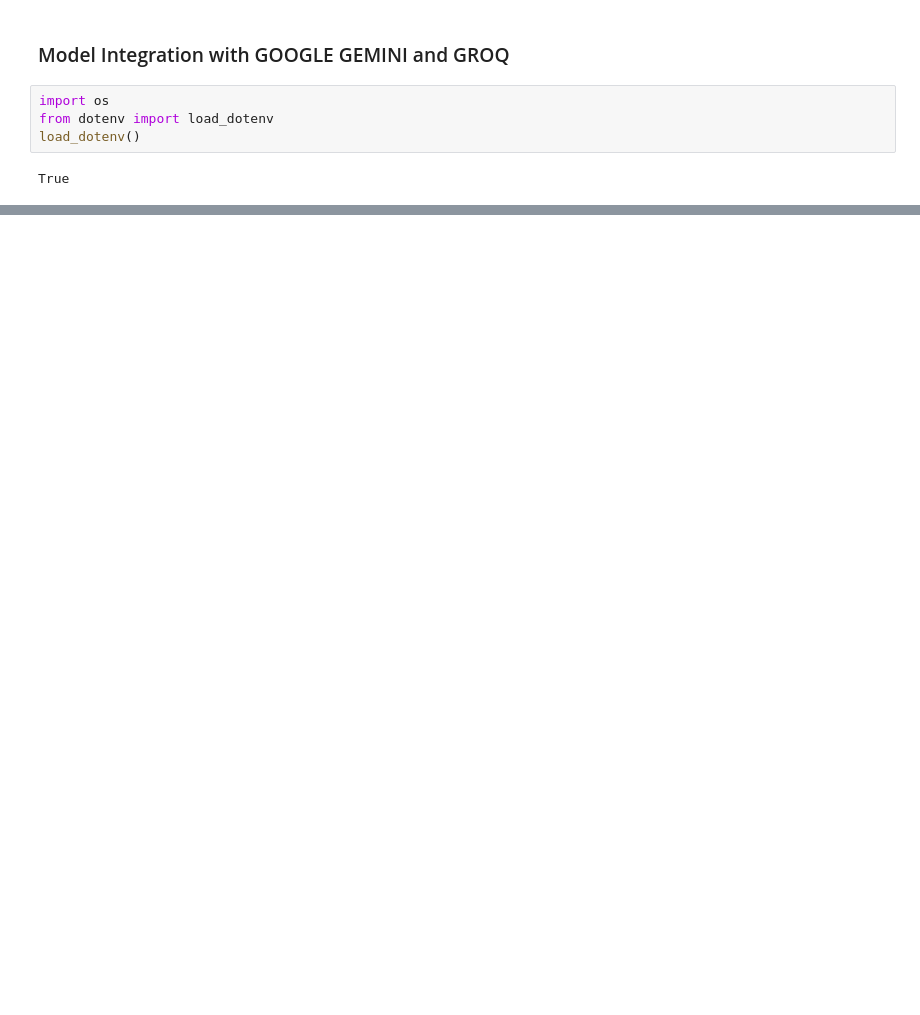
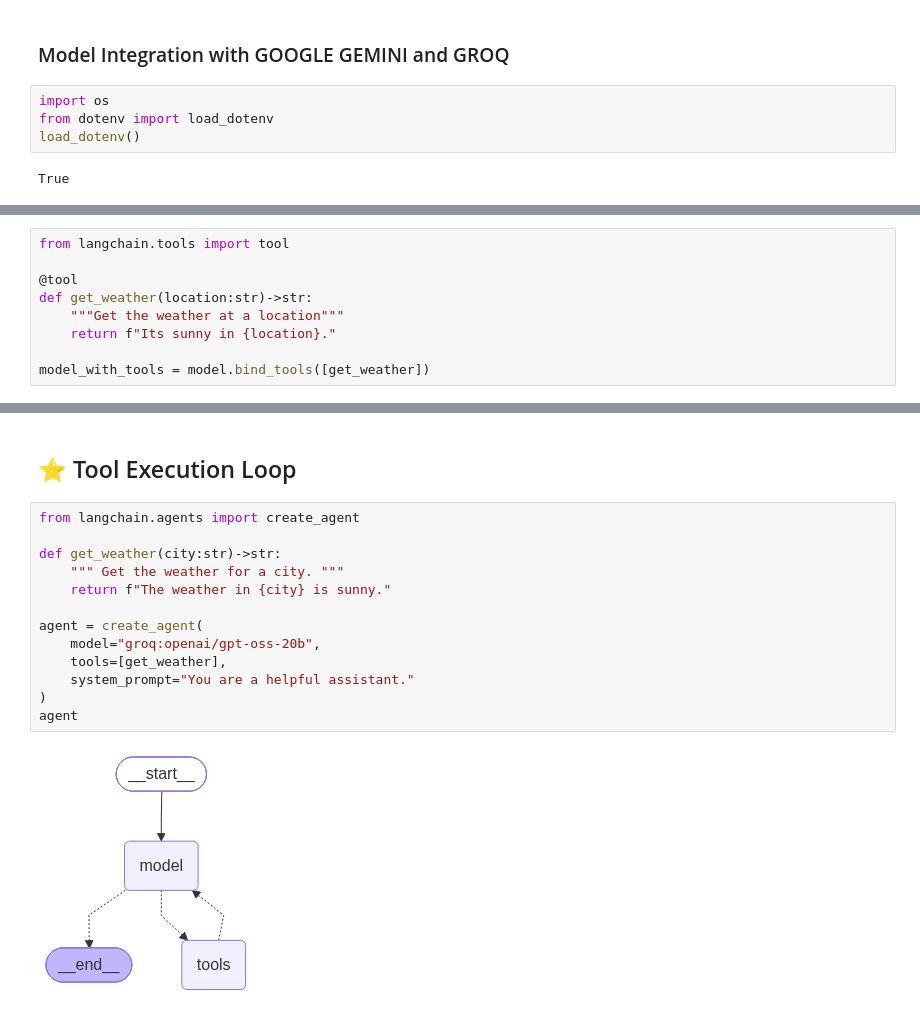
Before and after one commit to anshu07-code/Agentic_AI, a Jupyter notebook: updated_langchain/2-langchain_and_tools.ipynb, the cells around one changed output, grey strips where cells are left out. Drawn from its saved outputs; the diff is of its cells as text; blank space fills up the shorter version.

Commit message:
Add full notebook implementations for tools, structured output, and middleware

```diff
--- a/updated_langchain/2-langchain_and_tools.ipynb
+++ b/updated_langchain/2-langchain_and_tools.ipynb
@@ -17,0 +92,9 @@ NotFoundError: Error code: 404 - {'error': {'message': 'The model `qwen/qwen3-32
+# %%
+from langchain.tools import tool
+
+@tool
+def get_weather(location:str)->str:
+    """Get the weather at a location"""
+    return f"Its sunny in {location}."
+
+model_with_tools = model.bind_tools([get_weather])
@@ -17,0 +112,17 @@ NotFoundError: Error code: 404 - {'error': {'message': 'The model `qwen/qwen3-32
+# %% [markdown]
+## ⭐ Tool Execution Loop
+# %%
+from langchain.agents import create_agent
+
+def get_weather(city:str)->str:
+    """ Get the weather for a city. """
+    return f"The weather in {city} is sunny."
+
+agent = create_agent(
+    model="groq:openai/gpt-oss-20b",
+    tools=[get_weather],
+    system_prompt="You are a helpful assistant."
+)
+agent
+# %% [output]
+[figure, added]
```
Also changed, not shown: parts of 15 cells of this notebook, 3 other files.
